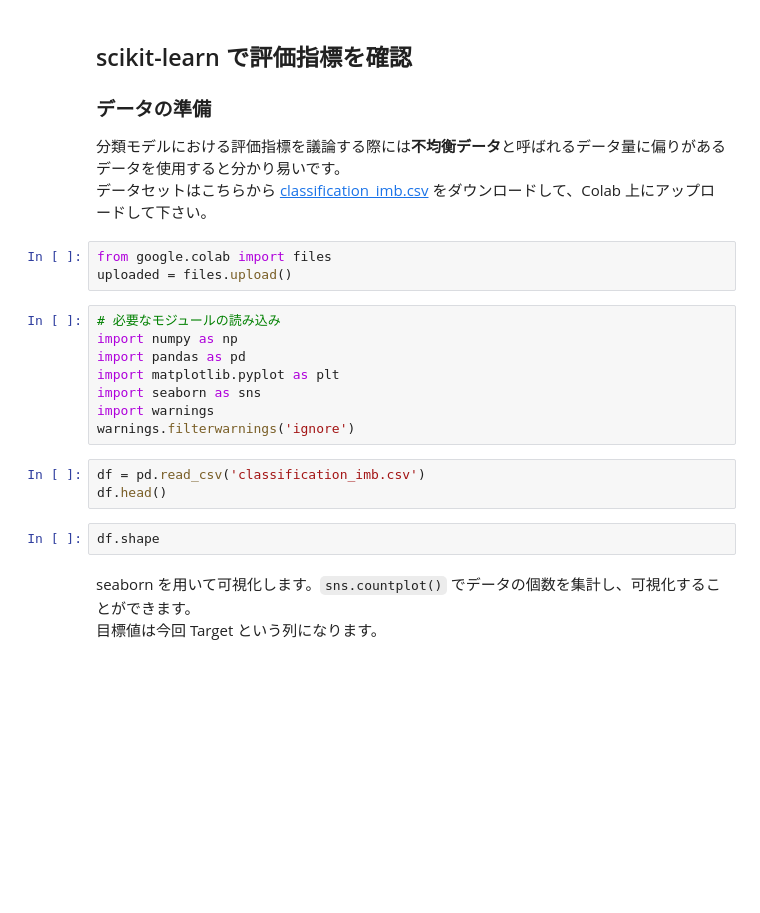
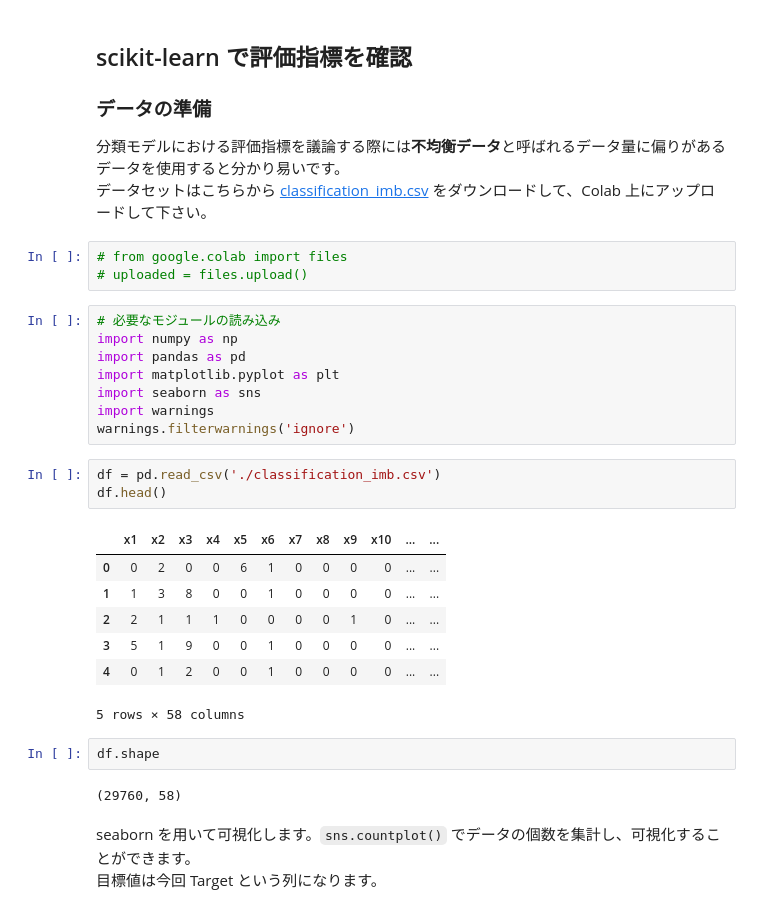
Before and after one commit to koh11235813/TKBasic, a Jupyter notebook: TKBasic013_MachineLearning2_2_243283.ipynb, the cells around one changed output. Saved outputs shown, nothing was run; the diff lists cells and outputs as text; blank space fills up the shorter version.

```diff
--- a/TKBasic013_MachineLearning2_2_243283.ipynb
+++ b/TKBasic013_MachineLearning2_2_243283.ipynb
@@ -588,8 +689,8 @@ $\frac{2 \cdot Recall \cdot Precision}{Recall + Precision}=F{\unicode{x2013}} me
 分類モデルにおける評価指標を議論する際には**不均衡データ**と呼ばれるデータ量に偏りがあるデータを使用すると分かり易いです。
 データセットはこちらから [classification_imb.csv](http://drive.google.com/uc?export=view&id=1sEmAcyqePHcfphZWX-G8T9LLXMveWh0Z) をダウンロードして、Colab 上にアップロードして下さい。
 # %%
-from google.colab import files
-uploaded = files.upload()
+# from google.colab import files
+# uploaded = files.upload()
 # %%
 # 必要なモジュールの読み込み
 import numpy as np
@@ -599,10 +700,20 @@ import seaborn as sns
 import warnings
 warnings.filterwarnings('ignore')
 # %%
-df = pd.read_csv('classification_imb.csv')
+df = pd.read_csv('./classification_imb.csv')
 df.head()
+# %% [output]
+|  | x1 | x2 | x3 | x4 | x5 | x6 | x7 | x8 | x9 | x10 | ... | ... |
+| 0 | 0 | 2 | 0 | 0 | 6 | 1 | 0 | 0 | 0 | 0 | ... | ... |
+| 1 | 1 | 3 | 8 | 0 | 0 | 1 | 0 | 0 | 0 | 0 | ... | ... |
+| 2 | 2 | 1 | 1 | 1 | 0 | 0 | 0 | 0 | 1 | 0 | ... | ... |
+| 3 | 5 | 1 | 9 | 0 | 0 | 1 | 0 | 0 | 0 | 0 | ... | ... |
+| 4 | 0 | 1 | 2 | 0 | 0 | 1 | 0 | 0 | 0 | 0 | ... | ... |
+5 rows × 58 columns
 # %%
 df.shape
+# %% [output]
+(29760, 58)
 # %% [markdown]
 seaborn を用いて可視化します。`sns.countplot()` でデータの個数を集計し、可視化することができます。
 目標値は今回 Target という列になります。
```
Also changed, not shown: parts of 45 cells of this notebook, 1 other file.
